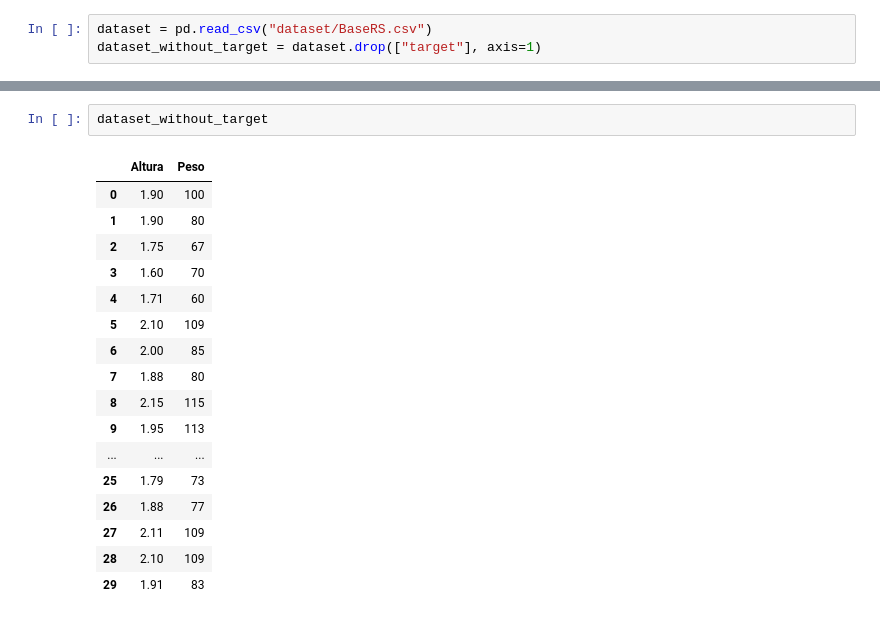
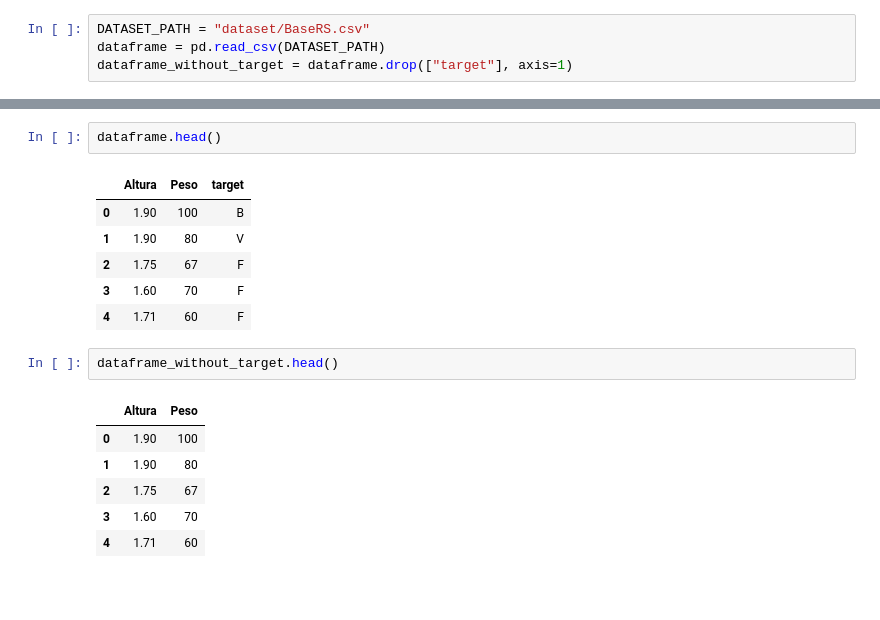
Before and after one commit to mvmendoncas/artificial-intelligence, a Jupyter notebook: ex-01/kmeans_basers.ipynb, the cells around one changed output, grey strips where cells are left out. Drawn from its saved outputs; the diff is of its cells as text; blank space fills up the shorter version.

Commit message:
use k-means on a dataset of players and analyze the results

```diff
--- a/ex-01/kmeans_basers.ipynb
+++ b/ex-01/kmeans_basers.ipynb
@@ -5,3 +16,4 @@ from sklearn.cluster import KMeans
 # %%
-dataset = pd.read_csv("dataset/BaseRS.csv")
-dataset_without_target = dataset.drop(["target"], axis=1)
+DATASET_PATH = "dataset/BaseRS.csv"
+dataframe = pd.read_csv(DATASET_PATH)
+dataframe_without_target = dataframe.drop(["target"], axis=1)
@@ -28,20 +20,18 @@ dataset
-# %%
-dataset_without_target
-# %% [output]
-|  | Altura | Peso |
-| 0 | 1.90 | 100 |
-| 1 | 1.90 | 80 |
-| 2 | 1.75 | 67 |
-| 3 | 1.60 | 70 |
-| 4 | 1.71 | 60 |
-| 5 | 2.10 | 109 |
-| 6 | 2.00 | 85 |
-| 7 | 1.88 | 80 |
-| 8 | 2.15 | 115 |
-| 9 | 1.95 | 113 |
-| ... | ... | ... |
-| 25 | 1.79 | 73 |
-| 26 | 1.88 | 77 |
-| 27 | 2.11 | 109 |
-| 28 | 2.10 | 109 |
-| 29 | 1.91 | 83 |
+# %%
+dataframe.head()
+# %% [output]
+|  | Altura | Peso | target |
+| 0 | 1.90 | 100 | B |
+| 1 | 1.90 | 80 | V |
+| 2 | 1.75 | 67 | F |
+| 3 | 1.60 | 70 | F |
+| 4 | 1.71 | 60 | F |
+# %%
+dataframe_without_target.head()
+# %% [output]
+|  | Altura | Peso |
+| 0 | 1.90 | 100 |
+| 1 | 1.90 | 80 |
+| 2 | 1.75 | 67 |
+| 3 | 1.60 | 70 |
+| 4 | 1.71 | 60 |
```
Also changed, not shown: parts of 17 cells of this notebook.
